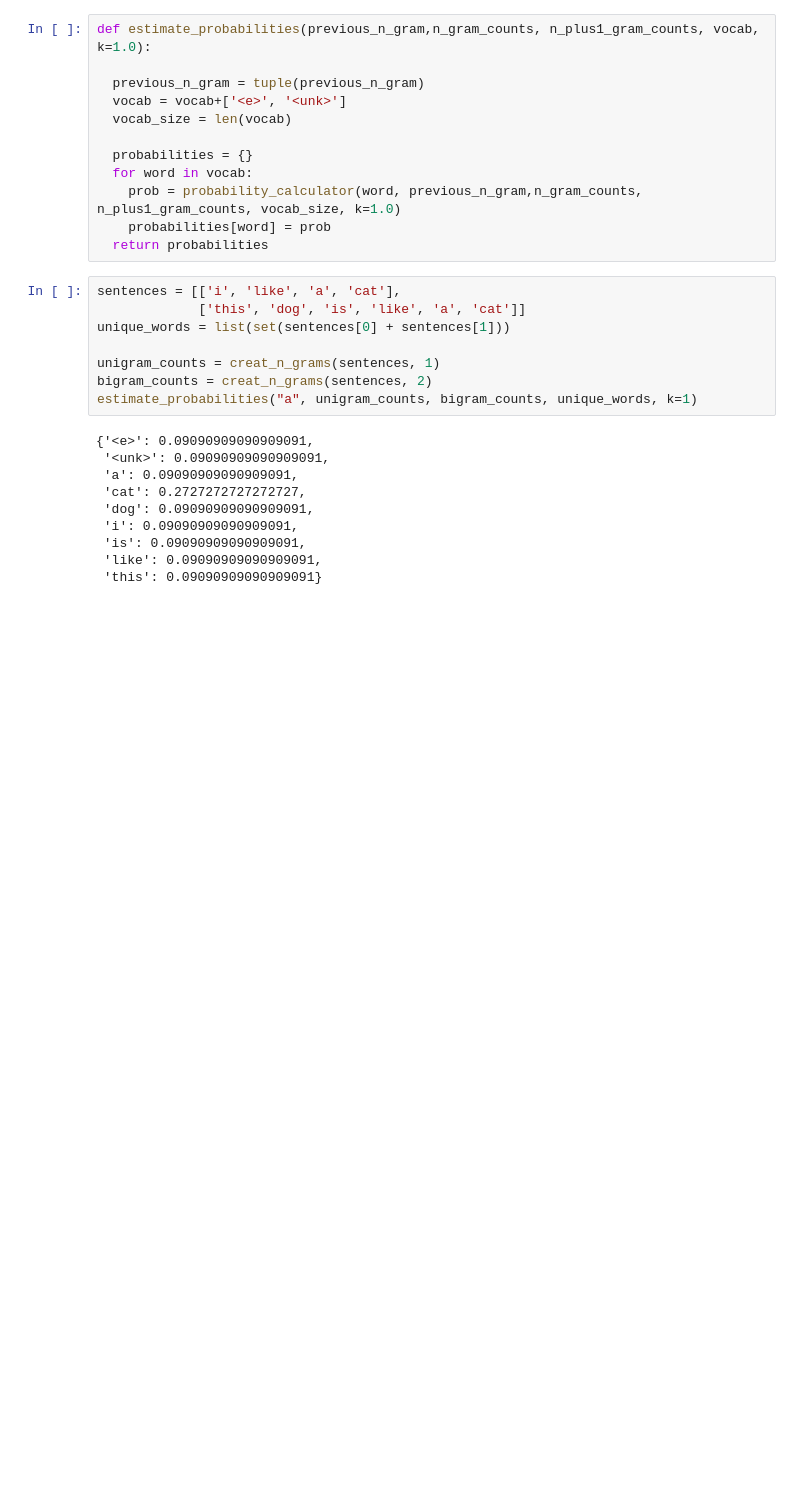
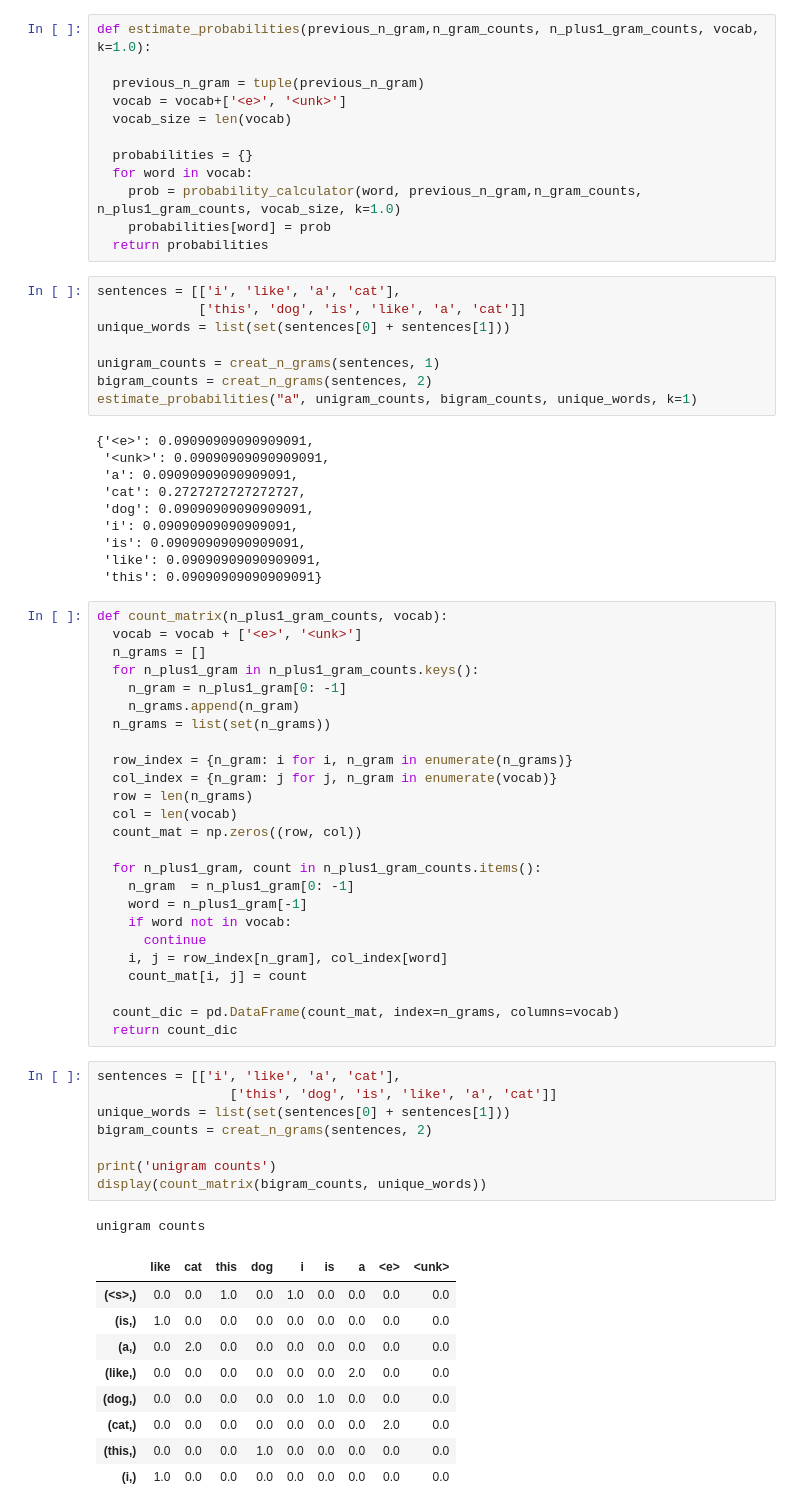
Before and after one commit to mralamdari/NLP-Auto-Complete, a Jupyter notebook: NLP_Auto_Complete_Beginner.ipynb, the cells around one changed output. Saved outputs shown, nothing was run; the diff lists cells and outputs as text; blank space fills up the shorter version.

```diff
--- a/NLP_Auto_Complete_Beginner.ipynb
+++ b/NLP_Auto_Complete_Beginner.ipynb
@@ -344,3 +338,47 @@ estimate_probabilities("a", unigram_counts, bigram_counts, unique_words, k=1)
  'is': 0.09090909090909091,
  'like': 0.09090909090909091,
  'this': 0.09090909090909091}
+# %%
+def count_matrix(n_plus1_gram_counts, vocab):
+  vocab = vocab + ['<e>', '<unk>']
+  n_grams = []
+  for n_plus1_gram in n_plus1_gram_counts.keys():
+    n_gram = n_plus1_gram[0: -1]
+    n_grams.append(n_gram)
+  n_grams = list(set(n_grams))
+
+  row_index = {n_gram: i for i, n_gram in enumerate(n_grams)}
+  col_index = {n_gram: j for j, n_gram in enumerate(vocab)}
+  row = len(n_grams)
+  col = len(vocab)
+  count_mat = np.zeros((row, col))
+
+  for n_plus1_gram, count in n_plus1_gram_counts.items():
+    n_gram  = n_plus1_gram[0: -1]
+    word = n_plus1_gram[-1]
+    if word not in vocab:
+      continue
+    i, j = row_index[n_gram], col_index[word]
+    count_mat[i, j] = count
+
+  count_dic = pd.DataFrame(count_mat, index=n_grams, columns=vocab)
+  return count_dic
+# %%
+sentences = [['i', 'like', 'a', 'cat'],
+                 ['this', 'dog', 'is', 'like', 'a', 'cat']]
+unique_words = list(set(sentences[0] + sentences[1]))
+bigram_counts = creat_n_grams(sentences, 2)
+
+print('unigram counts')
+display(count_matrix(bigram_counts, unique_words))
+# %% [output]
+unigram counts
+|  | like | cat | this | dog | i | is | a | <e> | <unk> |
+| (<s>,) | 0.0 | 0.0 | 1.0 | 0.0 | 1.0 | 0.0 | 0.0 | 0.0 | 0.0 |
+| (is,) | 1.0 | 0.0 | 0.0 | 0.0 | 0.0 | 0.0 | 0.0 | 0.0 | 0.0 |
+| (a,) | 0.0 | 2.0 | 0.0 | 0.0 | 0.0 | 0.0 | 0.0 | 0.0 | 0.0 |
+| (like,) | 0.0 | 0.0 | 0.0 | 0.0 | 0.0 | 0.0 | 2.0 | 0.0 | 0.0 |
+| (dog,) | 0.0 | 0.0 | 0.0 | 0.0 | 0.0 | 1.0 | 0.0 | 0.0 | 0.0 |
+| (cat,) | 0.0 | 0.0 | 0.0 | 0.0 | 0.0 | 0.0 | 0.0 | 2.0 | 0.0 |
+| (this,) | 0.0 | 0.0 | 0.0 | 1.0 | 0.0 | 0.0 | 0.0 | 0.0 | 0.0 |
+| (i,) | 1.0 | 0.0 | 0.0 | 0.0 | 0.0 | 0.0 | 0.0 | 0.0 | 0.0 |
```
Also changed, not shown: parts of 7 cells of this notebook.
